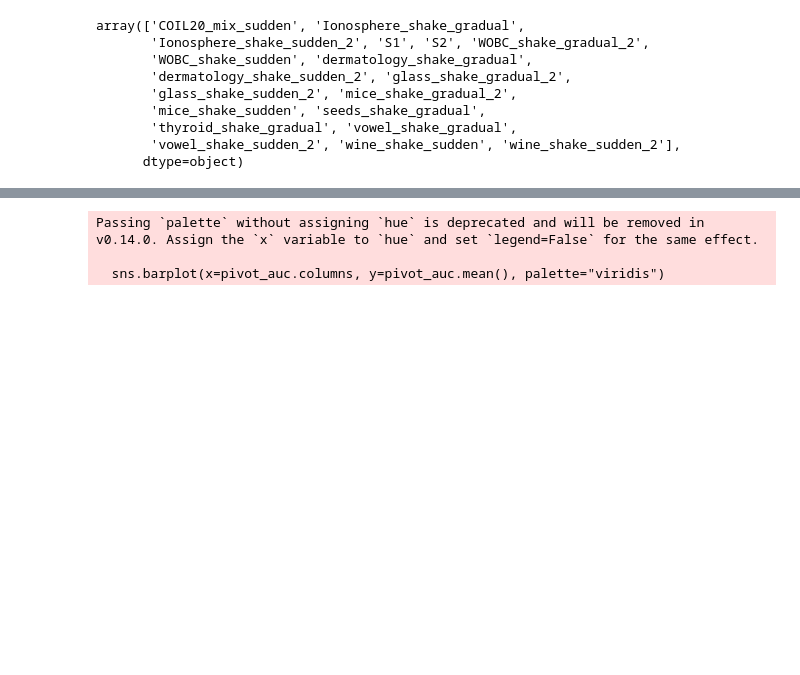
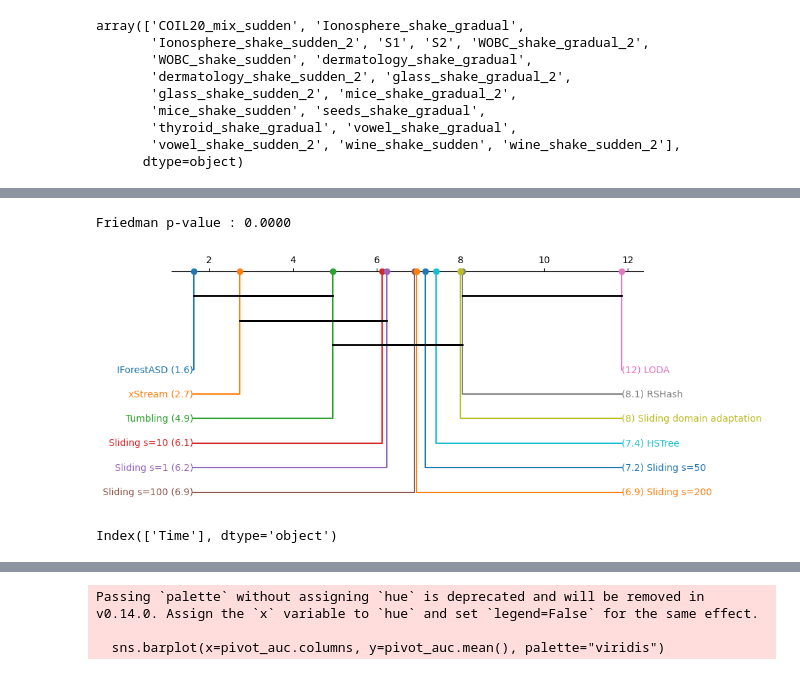
Before and after one commit to Trust26h/Online-domain-adaptation-for-data-stream-anomaly-detection, a Jupyter notebook: notebook/analyse.ipynb, the cells around one changed output, grey strips where cells are left out. Saved outputs shown, nothing was run; the diff lists cells and outputs as text; code cells hidden in the pictures; blank space fills up the shorter version.

Commit message:
add critical diagram

```diff
--- a/notebook/analyse.ipynb
+++ b/notebook/analyse.ipynb
@@ -175,0 +158,4 @@ df_max = pd.concat(df_2, ignore_index=True)
+# %%
+df_sota_text = pd.read_csv("../results/data/result_sota_text.csv")
+df_sota_roc =  pd.read_csv("../results/data/result_sota__roc_roc.csv")
+df_sota_time =  pd.read_csv("../results/data/result_sota__roc_time.csv")
@@ -175,0 +324,27 @@ df_max = pd.concat(df_2, ignore_index=True)
+# %%
+df_sota_roc.index = df_sota_roc['Dataset']
+
+df_sota_roc =  df_sota_roc.drop(["Dataset"], axis=1)
+# %%
+all_auc = pd.DataFrame(pd.concat([df_sota_roc,pivot_auc ], axis=1))
+# %%
+import scikit_posthocs as sp
+from scipy.stats import friedmanchisquare
+
+
+
+stat, p = friedmanchisquare(*[all_auc[col] for col in all_auc.columns])
+print(f"Friedman p-value : {p:.4f}")
+
+ranks = all_auc.rank(axis=1, ascending=False).mean()
+
+sig_matrix = sp.posthoc_nemenyi_friedman(all_auc)
+
+plt.figure(figsize=(10, 4))
+sp.critical_difference_diagram(ranks, sig_matrix)
+plt.tight_layout()
+plt.savefig("../results/data/cd_diagram.eps")
+plt.show()
+# %% [output]
+Friedman p-value : 0.0000
+[figure, added]
@@ -175,0 +355,5 @@ df_max = pd.concat(df_2, ignore_index=True)
+# %%
+df_sc_time = time_all.mean().to_frame(name=|)
+print(df_sc_time.columns)
+# %% [output]
+Index(['Time'], dtype='object')
```
Also changed, not shown: parts of 27 cells of this notebook, 1 other file.
